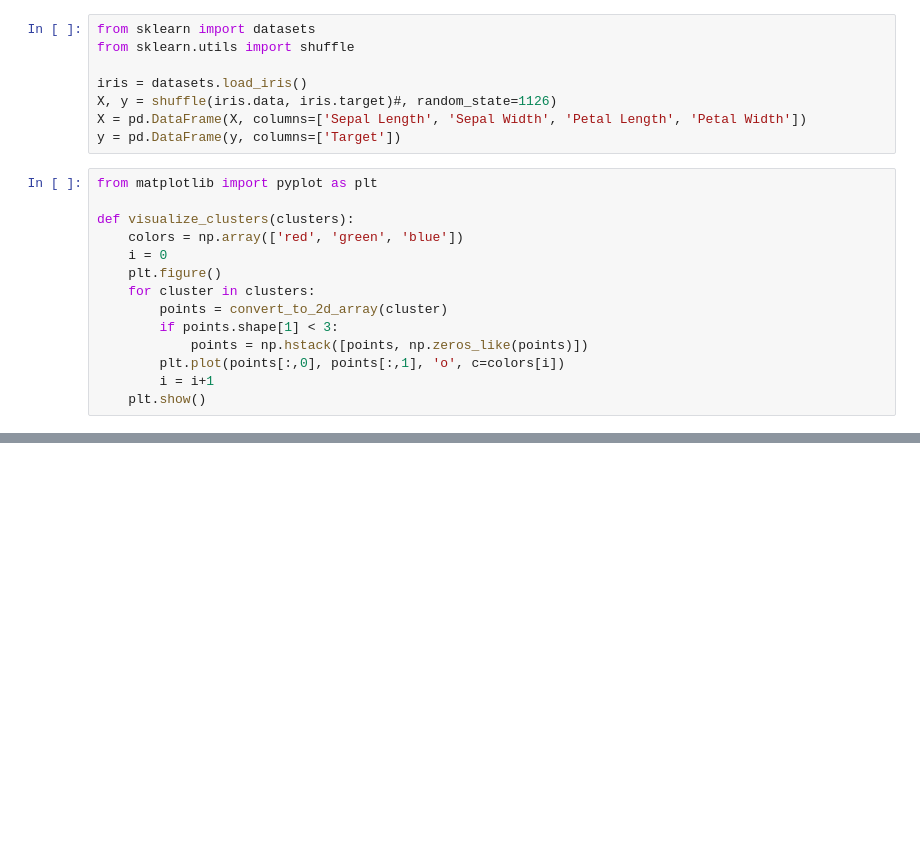
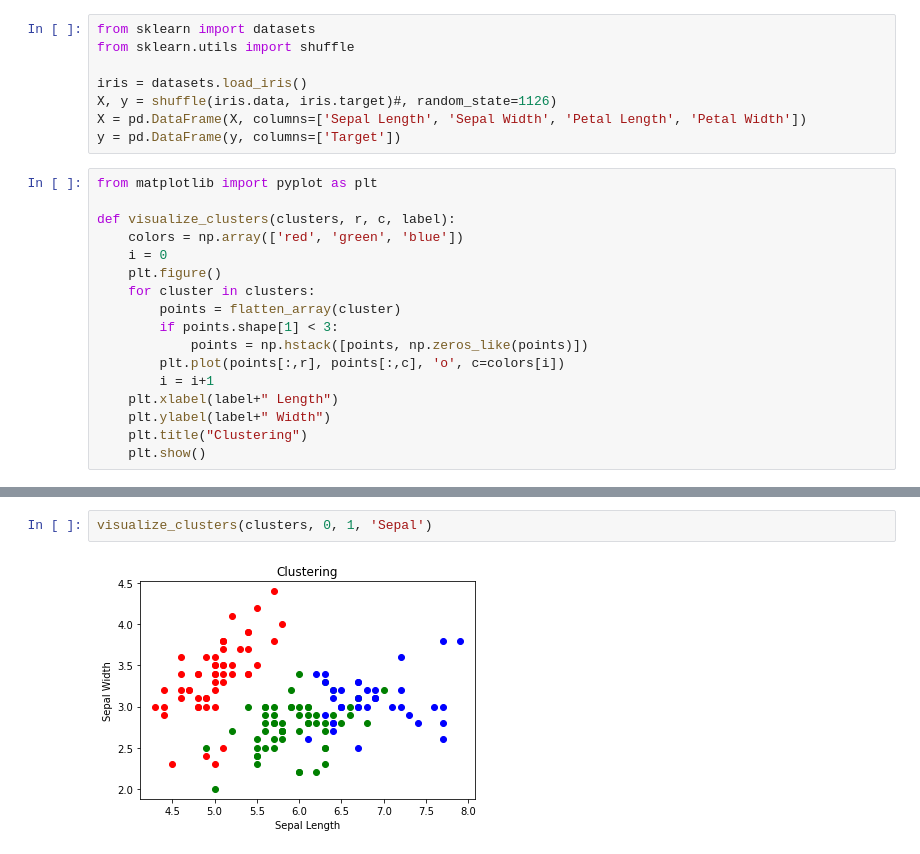
Before and after one commit to Ishan1742/data-mining, a Jupyter notebook: test.ipynb, the cells around one changed output, grey strips where cells are left out. Drawn from its saved outputs; the diff is of its cells as text; blank space fills up the shorter version.

```diff
--- a/test.ipynb
+++ b/test.ipynb
@@ -144,16 +139,19 @@ y = pd.DataFrame(y, columns=['Target'])
 # %%
 from matplotlib import pyplot as plt
 
-def visualize_clusters(clusters):
+def visualize_clusters(clusters, r, c, label):
     colors = np.array(['red', 'green', 'blue'])
     i = 0
     plt.figure()
     for cluster in clusters:
-        points = convert_to_2d_array(cluster)
+        points = flatten_array(cluster)
         if points.shape[1] < 3:
             points = np.hstack([points, np.zeros_like(points)])
-        plt.plot(points[:,0], points[:,1], 'o', c=colors[i])
+        plt.plot(points[:,r], points[:,c], 'o', c=colors[i])
         i = i+1
+    plt.xlabel(label+" Length")
+    plt.ylabel(label+" Width")
+    plt.title("Clustering")
     plt.show()
 # %%
 clusters = bisecting_kmeans(points=X.values, epochs=100, k=3, max_iter=500)
@@ -163,0 +236,4 @@ visualize_clusters(clusters)
+# %%
+visualize_clusters(clusters, 0, 1, 'Sepal')
+# %% [output]
+[figure, added]
```
Also changed, not shown: parts of 19 cells of this notebook.
